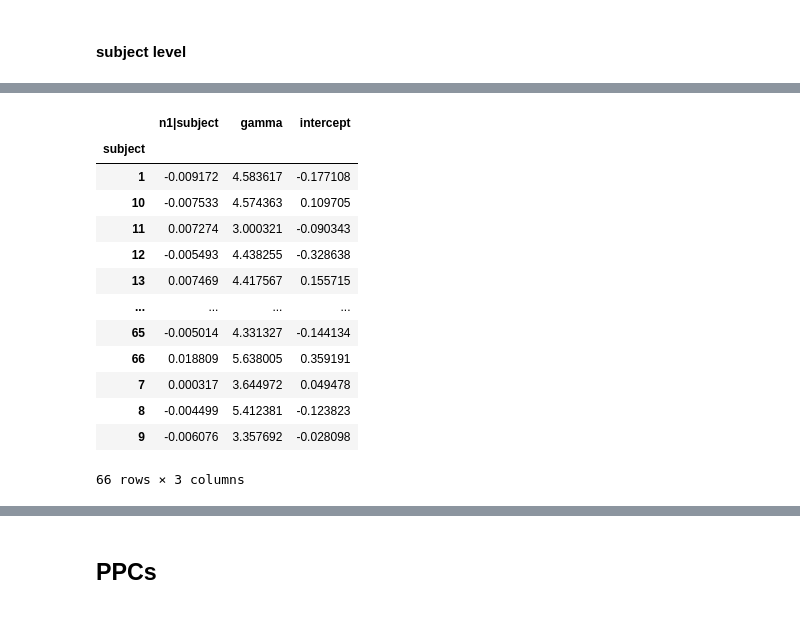
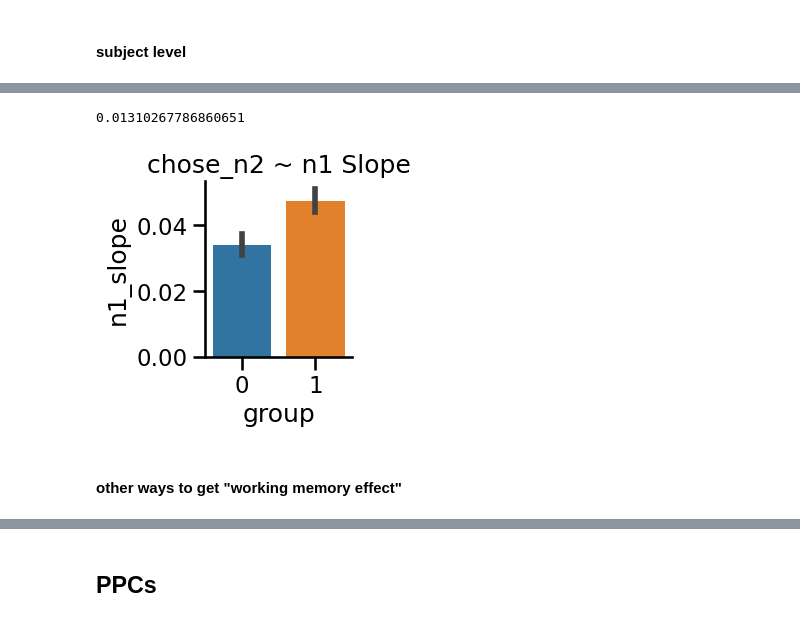
Before and after one commit to mrenke/numrisk, a Jupyter notebook: numrisk/behavior_magjudge/probit_model1.ipynb, the cells around one changed output, grey strips where cells are left out. Saved outputs shown, nothing was run; the diff lists cells and outputs as text; code cells hidden in the pictures.

```diff
--- a/numrisk/behavior_magjudge/probit_model1.ipynb
+++ b/numrisk/behavior_magjudge/probit_model1.ipynb
@@ -19,5 +19,5 @@ from utils import get_data
 df = get_data(bids_folder, include_var=['group','age'])
 df['x'] = df['log(n2/n1)']
 
-group_list = df.reset_index().drop_duplicates(subset=['subject', 'group'])[['subject', 'group']]
+group_list = df.reset_index().drop_duplicates(subset=['subject', 'group'])[['subject', 'group']].set_index('subject')
 # %% [output]
@@ -228,20 +167,0 @@ sub_n1effect.groupby('subject').mean().to_csv(op.join(save_params_folder, 'probi
-# %%
-s = sub_n1effect.groupby('subject').mean()
-#s = s.sort_index().sample(frac=1)
-s.index = s.index.astype(int)
-s.join(params_comb, on='subject')
-# %% [output]
-|  | n1|subject | gamma | intercept |
-| subject |  |  |  |
-| 1 | -0.009172 | 4.583617 | -0.177108 |
-| 10 | -0.007533 | 4.574363 | 0.109705 |
-| 11 | 0.007274 | 3.000321 | -0.090343 |
-| 12 | -0.005493 | 4.438255 | -0.328638 |
-| 13 | 0.007469 | 4.417567 | 0.155715 |
-| ... | ... | ... | ... |
-| 65 | -0.005014 | 4.331327 | -0.144134 |
-| 66 | 0.018809 | 5.638005 | 0.359191 |
-| 7 | 0.000317 | 3.644972 | 0.049478 |
-| 8 | -0.004499 | 5.412381 | -0.123823 |
-| 9 | -0.006076 | 3.357692 | -0.028098 |
-66 rows × 3 columns
@@ -248 +184,13 @@ s.join(params_comb, on='subject')
+# %%
+sub_n1effect = traces.posterior['n1|subject'].to_dataframe().rename_axis(index={'subject__factor_dim':'subject'})
+sub_n1effect = sub_n1effect.reset_index('subject')
+sub_n1effect['subject'] = sub_n1effect['subject'].astype(int)
+sub_n1effect = sub_n1effect.set_index('subject',append=True)
+sub_n1effect = sub_n1effect.join(group_list, on='subject').set_index('group', append=True)
+
+df_n1 = sub_n1effect.join(traces.posterior['n1'].to_dataframe()).join(traces.posterior['n1:group'].to_dataframe())
+df_n1['n1_slope'] = df_n1['n1'] + df_n1['n1|subject']
+df_n1.loc[df_n1.index.get_level_values('group') == 1, 'n1_slope'] += df_n1['n1:group']
+
+#df_n1.groupby(['subject','group']).mean()[['n1_slope']].to_csv(op.join(save_params_folder, 'magjudge_n1-Slopes-subwise_probit-2.csv'))
 # %%
@@ -264,0 +200,10 @@ for i, group in enumerate(['control','dyscalculic']):
+# %%
+tmp = df_n1.groupby(['subject','group']).mean()
+sns.catplot(data=tmp.reset_index(), x='group', y='n1_slope', kind='bar',height=3, aspect=1)
+plt.title('chose_n2 ~ n1 Slope')
+print(df_n1['n1:group'].mean())
+# %% [output]
+0.01310267786860651
+[figure, added]
+# %% [markdown]
+#### other ways to get "working memory effect"
```
Also changed, not shown: parts of 21 cells of this notebook, 16 other files.
